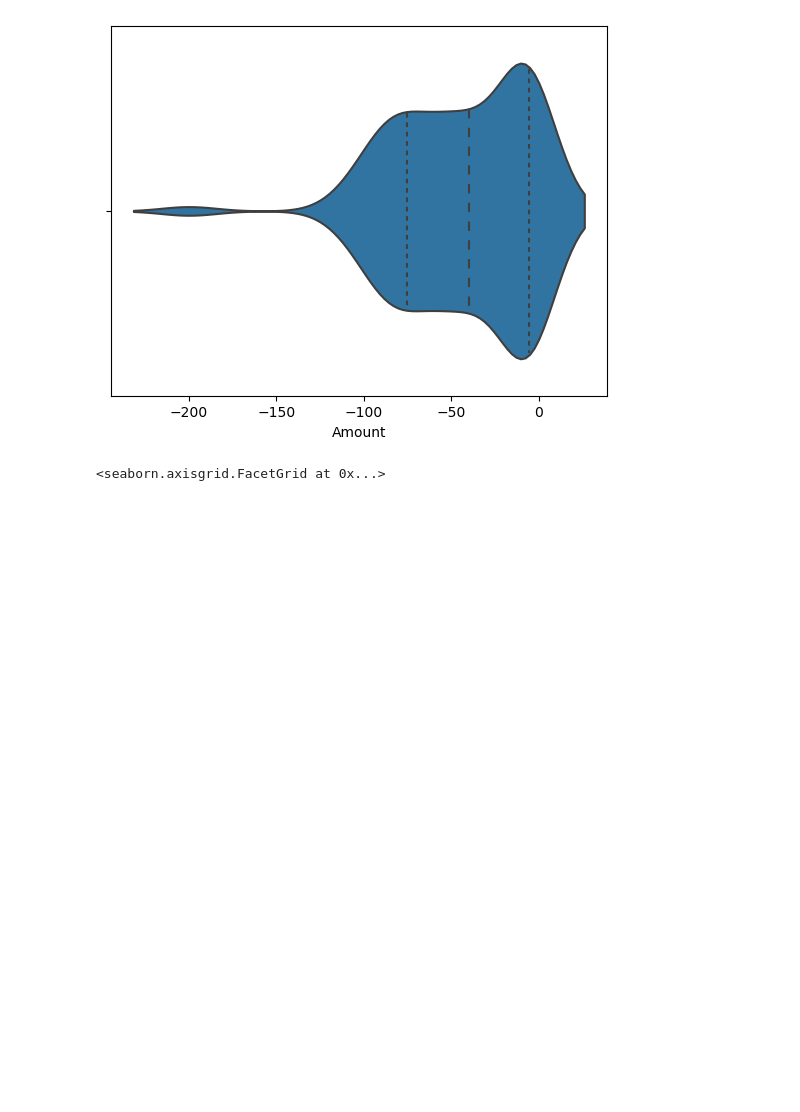
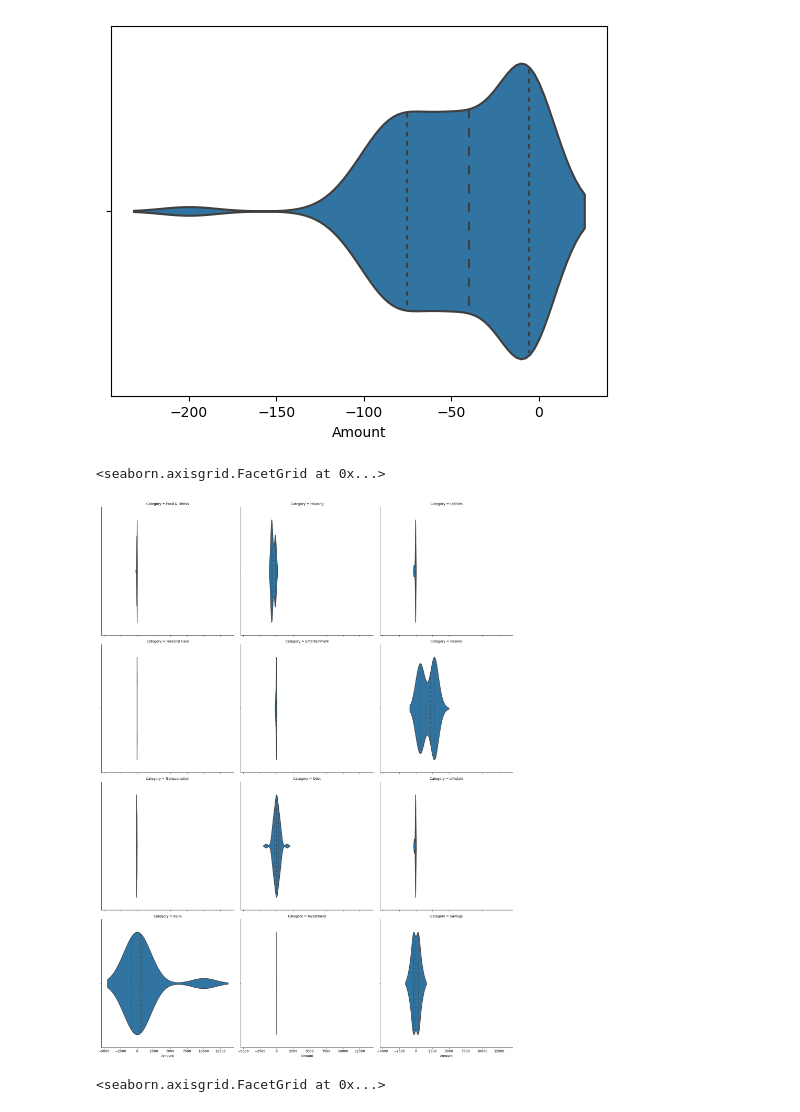
Before and after one commit to petermroberts/Ledgr, a Jupyter notebook: PostPresentation/ExploratoryAnalysis.ipynb, the cells around one changed output. Drawn from its saved outputs; the diff is of its cells as text; code cells hidden in the pictures; blank space fills up the shorter version.

Commit message:
Added a grid for all transaction types

```diff
--- a/PostPresentation/ExploratoryAnalysis.ipynb
+++ b/PostPresentation/ExploratoryAnalysis.ipynb
@@ -78,6 +78,12 @@ sns.violinplot(x=food_dataframe['Amount'], inner='quart')
 # %% [output]
 <Axes: xlabel='Amount'>
 [figure]
+# %%
+grid = sns.FacetGrid(transactions, col='Category', col_wrap=3, height=6)
+grid.map(sns.violinplot, 'Amount', order=transactions['Category'].unique(), inner='quart')
+# %% [output]
+<seaborn.axisgrid.FacetGrid at 0x...>
+[figure, added]
 # %%
 grid = sns.FacetGrid(food_dataframe, col='Sub-category', col_wrap=2, height=10)
 grid.map(sns.violinplot, 'Amount', order=food_dataframe['Sub-category'].unique(), inner='quart')
```
